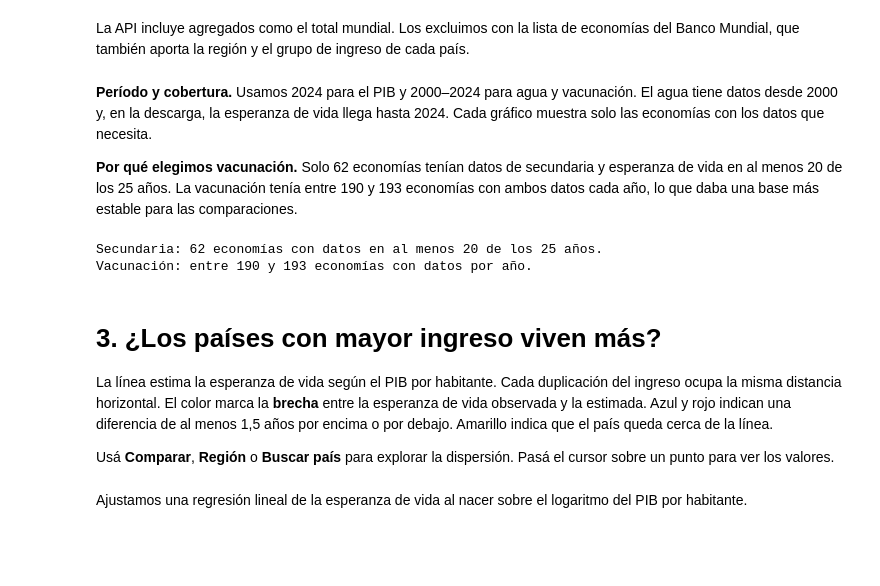
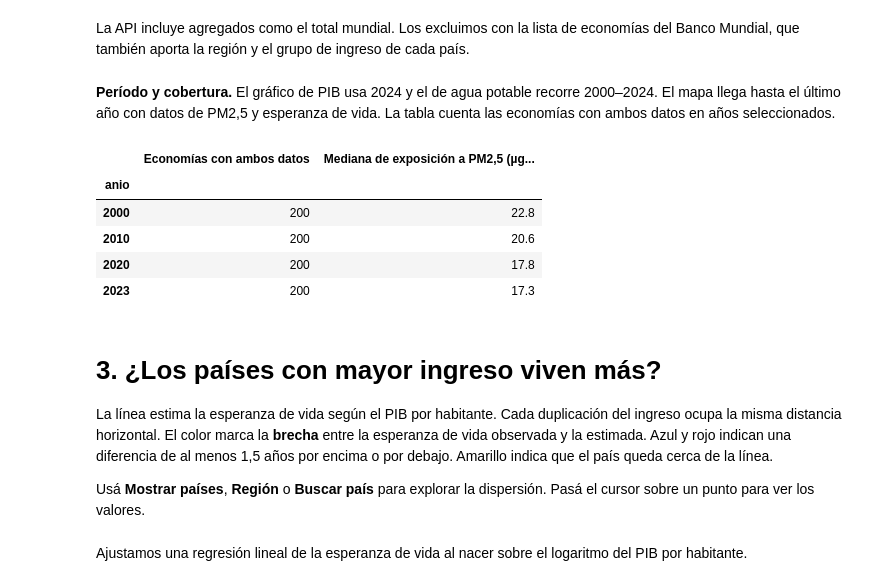
Before and after one commit to za0sec/infovis, a Jupyter notebook: TPFinal/vivir_mas_sin_ser_mas_rico.ipynb, the cells around one changed output. Cells and saved outputs as stored; diff of their text form; code cells hidden in the pictures; blank space fills up the shorter version.

```diff
--- a/TPFinal/vivir_mas_sin_ser_mas_rico.ipynb
+++ b/TPFinal/vivir_mas_sin_ser_mas_rico.ipynb
@@ -139,8 +127,7 @@ INDICADORES = {
     "vida": "WB_WDI_SP_DYN_LE00_IN",
     "pib": "WB_WDI_NY_GDP_PCAP_PP_KD",
     "agua": "WB_WDI_SH_H2O_BASW_ZS",
-    "sarampion": "WB_WDI_SH_IMM_MEAS",
-    "secundaria": "WB_WDI_SE_SEC_CMPT_LO_ZS",
+    "pm25": "WB_WDI_EN_ATM_PM25_MC_M3",
 }
 
 series = {clave: traer_indicador(codigo, clave) for clave, codigo in INDICADORES.items()}
@@ -184,25 +171,34 @@ panel = (panel[panel["anio"].between(1990, HASTA)]
          .merge(paises[["iso3", "pais", "region", "ingreso"]], on="iso3", how="inner")
          .sort_values(["iso3", "anio"], ignore_index=True))
 # %% [markdown]
-**Período y cobertura.** Usamos 2024 para el PIB y 2000–2024 para agua y vacunación. El agua tiene datos desde 2000 y, en la descarga, la esperanza de vida llega hasta 2024. Cada gráfico muestra solo las economías con los datos que necesita.
-
-**Por qué elegimos vacunación.** Solo 62 economías tenían datos de secundaria y esperanza de vida en al menos 20 de los 25 años. La vacunación tenía entre 190 y 193 economías con ambos datos cada año, lo que daba una base más estable para las comparaciones.
+**Período y cobertura.** El gráfico de PIB usa 2024 y el de agua potable recorre 2000–2024. El mapa llega hasta el último año con datos de PM2,5 y esperanza de vida. La tabla cuenta las economías con ambos datos en años seleccionados.
 # %%
-periodo = panel[panel["anio"].between(DESDE, HASTA)].dropna(subset=["vida"])
-anios_secundaria = periodo.dropna(subset=["secundaria"]).groupby("iso3")["anio"].nunique()
-paises_vacunacion = periodo.dropna(subset=["sarampion"]).groupby("anio")["iso3"].nunique()
+aire = panel.loc[
+    panel["anio"].between(DESDE, HASTA), ["iso3", "pais", "anio", "pm25", "vida"]
+].dropna(subset=["pm25", "vida"]).copy()
+ultimo_anio_aire = int(aire["anio"].max())
 
-print(f"Secundaria: {(anios_secundaria >= 20).sum()} economías con datos en al menos 20 de los 25 años.")
-print(f"Vacunación: entre {paises_vacunacion.min()} y {paises_vacunacion.max()} economías con datos por año.")
+cobertura_aire = aire.groupby("anio").agg(
+    economias=("iso3", "nunique"),
+    pm25_mediana=("pm25", "median"),
+)
+cobertura_aire.rename(columns={
+    "economias": "Economías con ambos datos",
+    "pm25_mediana": "Mediana de exposición a PM2,5 (µg/m³)",
+}).reindex([DESDE, 2010, 2020, ultimo_anio_aire]).round(1)
 # %% [output]
-Secundaria: 62 economías con datos en al menos 20 de los 25 años.
-Vacunación: entre 190 y 193 economías con datos por año.
+|  | Economías con ambos datos | Mediana de exposición a PM2,5 (µg... |
+| anio |  |  |
+| 2000 | 200 | 22.8 |
+| 2010 | 200 | 20.6 |
+| 2020 | 200 | 17.8 |
+| 2023 | 200 | 17.3 |
 # %% [markdown]
 # 3. ¿Los países con mayor ingreso viven más?
 
 La línea estima la esperanza de vida según el PIB por habitante. Cada duplicación del ingreso ocupa la misma distancia horizontal. El color marca la **brecha** entre la esperanza de vida observada y la estimada. Azul y rojo indican una diferencia de al menos 1,5 años por encima o por debajo. Amarillo indica que el país queda cerca de la línea.
 
-Usá **Comparar**, **Región** o **Buscar país** para explorar la dispersión. Pasá el cursor sobre un punto para ver los valores.
+Usá **Mostrar países**, **Región** o **Buscar país** para explorar la dispersión. Pasá el cursor sobre un punto para ver los valores.
 # %% [markdown]
 Ajustamos una regresión lineal de la esperanza de vida al nacer sobre el logaritmo del PIB por habitante.
 # %%
```
Also changed, not shown: parts of 13 cells of this notebook.
